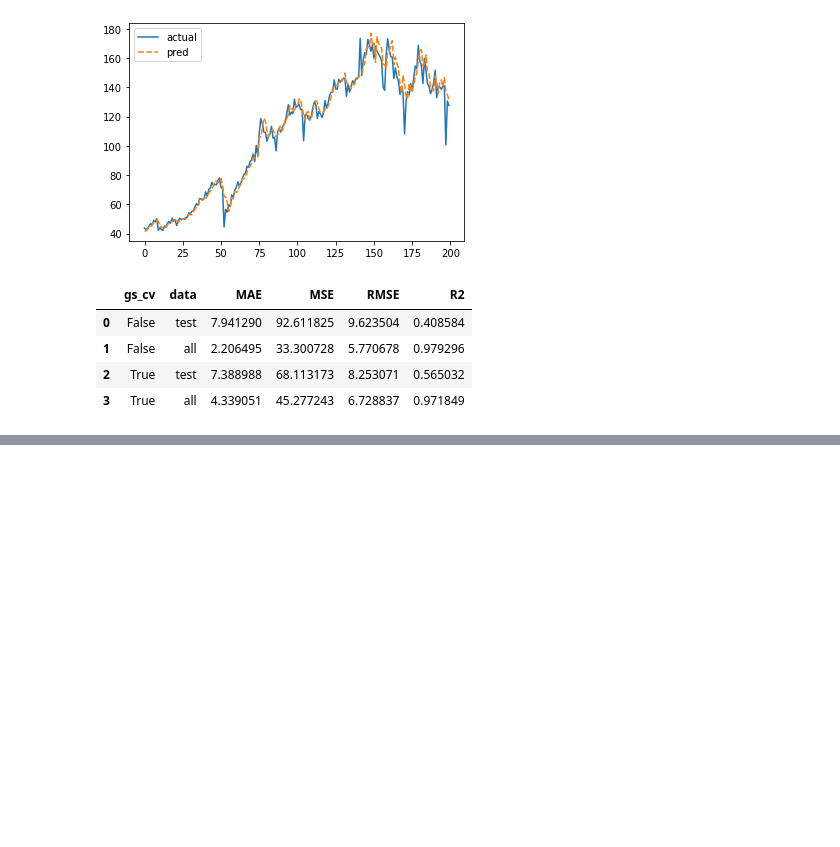
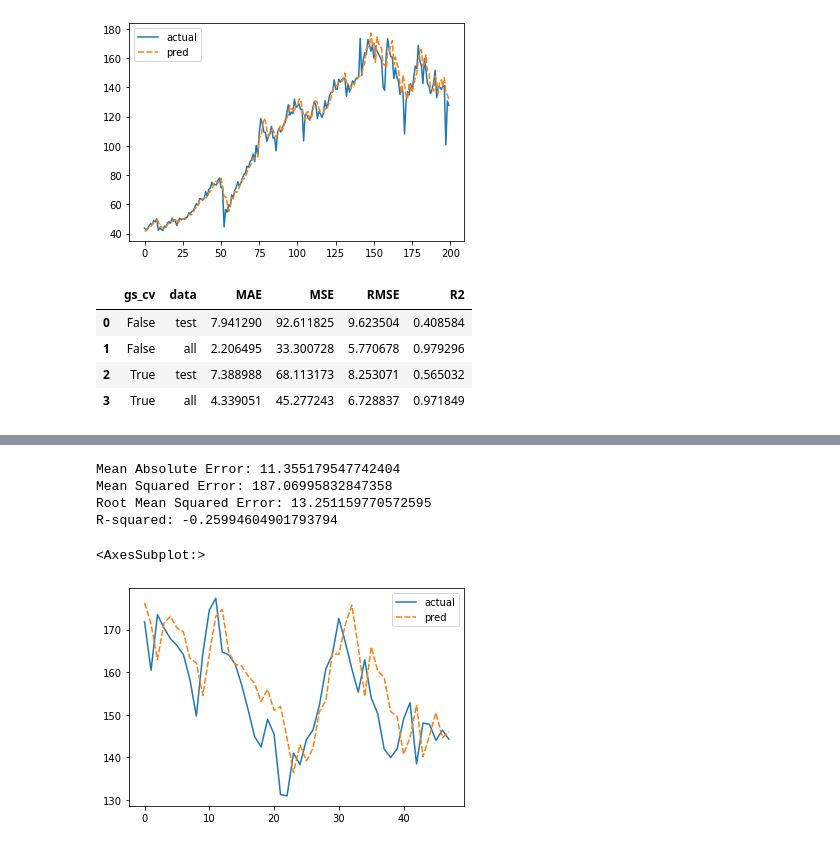
Before and after one commit to HsinZhengWei/BT4222, a Jupyter notebook: xgboost_train.ipynb, the cells around one changed output, grey strips where cells are left out. Saved outputs shown, nothing was run; the diff lists cells and outputs as text; code cells hidden in the pictures; blank space fills up the shorter version.

Commit message:
update xgboost

```diff
--- a/xgboost_train.ipynb
+++ b/xgboost_train.ipynb
@@ -397,0 +492,10 @@ score_df
+# %%
+from sklearn.model_selection import train_test_split
+X_train, X_test, y_train, y_test = train_test_split(train_scaled.drop(columns=['Close_x1(t+1)', 'Close_x1(t+2)', 'Close_x1(t+3)', 'Close_x1(t+4)'],axis=1), train_scaled[['Close_x1(t+1)', 'Close_x1(t+2)', 'Close_x1(t+3)', 'Close_x1(t+4)']] ,
+                                   random_state=88,
+                                   test_size=0.25,
+                                   shuffle=False)
+# %%
+from sklearn.utils import shuffle
+
+X_train, y_train = shuffle(X_train, y_train, random_state=0)
@@ -397,0 +548,5 @@ score_df
+# %%
+from xgboost import XGBRegressor
+
+best_model = XGBRegressor(colsample_bytree= 0.8, gamma= 0.2, learning_rate= 0.1, max_depth= 3, min_child_weight= 5, n_estimators= 50, subsample= 1.0)
+best_model.fit(X_train, y_train)
@@ -397,0 +604,28 @@ score_df
+# %%
+pred = best_model.predict(X_test)
+
+
+pred_trformed = [ [pred[x - y_test.index[0]][z] * trform_list[x][3][0] + trform_list[x][3][1] for z in range(4) ]for x in y_test.index]
+y_trformed =  [ [y_test.loc[x][z] * trform_list[x][3][0] + trform_list[x][3][1] for z in range(4)] for x in y_test.index]
+
+mae = mean_absolute_error(y_trformed, pred_trformed)
+mse = mean_squared_error(y_trformed, pred_trformed)
+rmse = mean_squared_error(y_trformed, pred_trformed, squared=False)
+r2 = r2_score(y_trformed, pred_trformed)
+score_df.loc[len(score_df)] = [False, 'test', mae, mse, rmse, r2]
+
+print('Mean Absolute Error:', mae)
+print('Mean Squared Error:', mse)
+print('Root Mean Squared Error:', rmse)
+print('R-squared:', r2)
+# %% [output]
+Mean Absolute Error: 11.355179547742404
+Mean Squared Error: 187.06995832847358
+Root Mean Squared Error: 13.251159770572595
+R-squared: -0.25994604901793794
+# %%
+output1 = pd.DataFrame({'actual': list(map(lambda x:x[0], y_trformed)), 'pred': list(map(lambda x:x[0], pred_trformed)) })
+sns.lineplot(data=output1)
+# %% [output]
+<AxesSubplot:>
+[figure, added]
```
Also changed, not shown: parts of 16 cells of this notebook, 1 other file.
